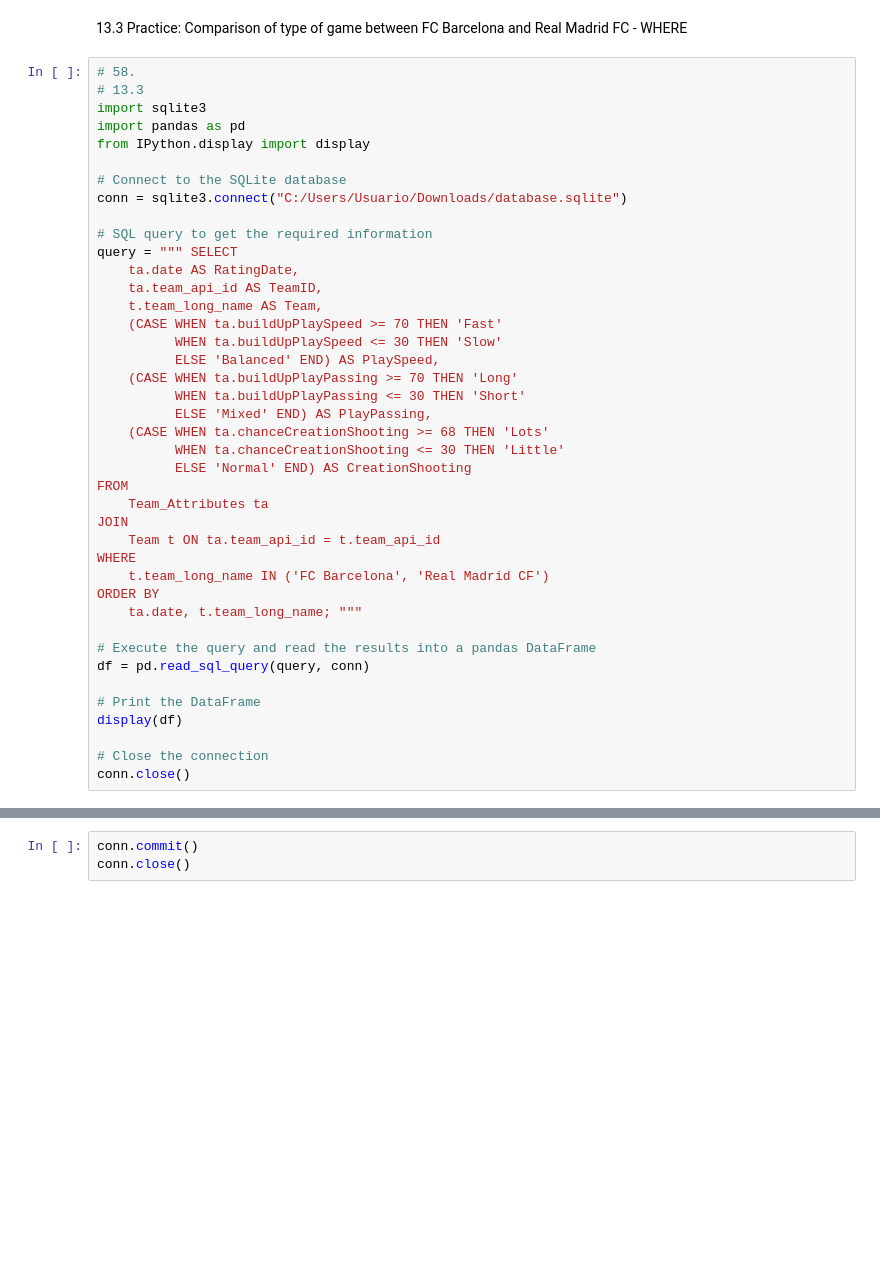
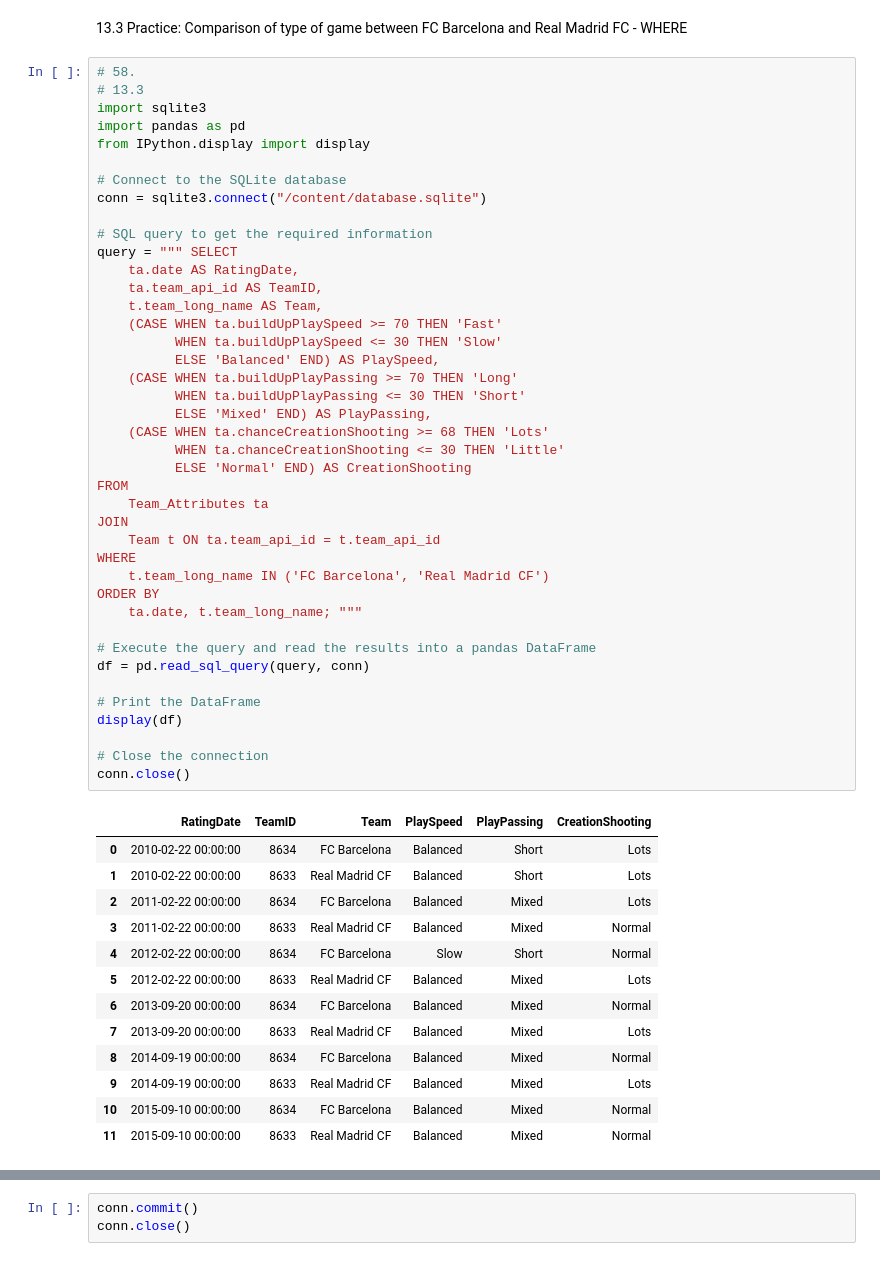
Before and after one commit to AndrewsJascoro/DataAnalyts_Mintic_Talento_Tech, a Jupyter notebook: SQL_and_SQLite_using_Python.ipynb, the cells around one changed output, grey strips where cells are left out. Drawn from its saved outputs; the diff is of its cells as text; blank space fills up the shorter version.

```diff
--- a/SQL_and_SQLite_using_Python.ipynb
+++ b/SQL_and_SQLite_using_Python.ipynb
@@ -1963,36 +2509,50 @@ import pandas as pd
 from IPython.display import display
 
 # Connect to the SQLite database
-conn = sqlite3.connect("C:/Users/Usuario/Downloads/database.sqlite")
+conn = sqlite3.connect("/content/database.sqlite")
 
 # SQL query to get the required information
 query = """ SELECT
     ta.date AS RatingDate,
     ta.team_api_id AS TeamID,
     t.team_long_name AS Team,
     (CASE WHEN ta.buildUpPlaySpeed >= 70 THEN 'Fast'
           WHEN ta.buildUpPlaySpeed <= 30 THEN 'Slow'
           ELSE 'Balanced' END) AS PlaySpeed,
     (CASE WHEN ta.buildUpPlayPassing >= 70 THEN 'Long'
           WHEN ta.buildUpPlayPassing <= 30 THEN 'Short'
           ELSE 'Mixed' END) AS PlayPassing,
     (CASE WHEN ta.chanceCreationShooting >= 68 THEN 'Lots'
           WHEN ta.chanceCreationShooting <= 30 THEN 'Little'
           ELSE 'Normal' END) AS CreationShooting
 FROM
     Team_Attributes ta
 JOIN
     Team t ON ta.team_api_id = t.team_api_id
 WHERE
     t.team_long_name IN ('FC Barcelona', 'Real Madrid CF')
 ORDER BY
     ta.date, t.team_long_name; """
 
 # Execute the query and read the results into a pandas DataFrame
 df = pd.read_sql_query(query, conn)
 
 # Print the DataFrame
 display(df)
 
 # Close the connection
 conn.close()
+# %% [output]
+|  | RatingDate | TeamID | Team | PlaySpeed | PlayPassing | CreationShooting |
+| 0 | 2010-02-22 00:00:00 | 8634 | FC Barcelona | Balanced | Short | Lots |
+| 1 | 2010-02-22 00:00:00 | 8633 | Real Madrid CF | Balanced | Short | Lots |
+| 2 | 2011-02-22 00:00:00 | 8634 | FC Barcelona | Balanced | Mixed | Lots |
+| 3 | 2011-02-22 00:00:00 | 8633 | Real Madrid CF | Balanced | Mixed | Normal |
+| 4 | 2012-02-22 00:00:00 | 8634 | FC Barcelona | Slow | Short | Normal |
+| 5 | 2012-02-22 00:00:00 | 8633 | Real Madrid CF | Balanced | Mixed | Lots |
+| 6 | 2013-09-20 00:00:00 | 8634 | FC Barcelona | Balanced | Mixed | Normal |
+| 7 | 2013-09-20 00:00:00 | 8633 | Real Madrid CF | Balanced | Mixed | Lots |
+| 8 | 2014-09-19 00:00:00 | 8634 | FC Barcelona | Balanced | Mixed | Normal |
+| 9 | 2014-09-19 00:00:00 | 8633 | Real Madrid CF | Balanced | Mixed | Lots |
+| 10 | 2015-09-10 00:00:00 | 8634 | FC Barcelona | Balanced | Mixed | Normal |
+| 11 | 2015-09-10 00:00:00 | 8633 | Real Madrid CF | Balanced | Mixed | Normal |
```
Also changed, not shown: parts of 68 cells of this notebook.
